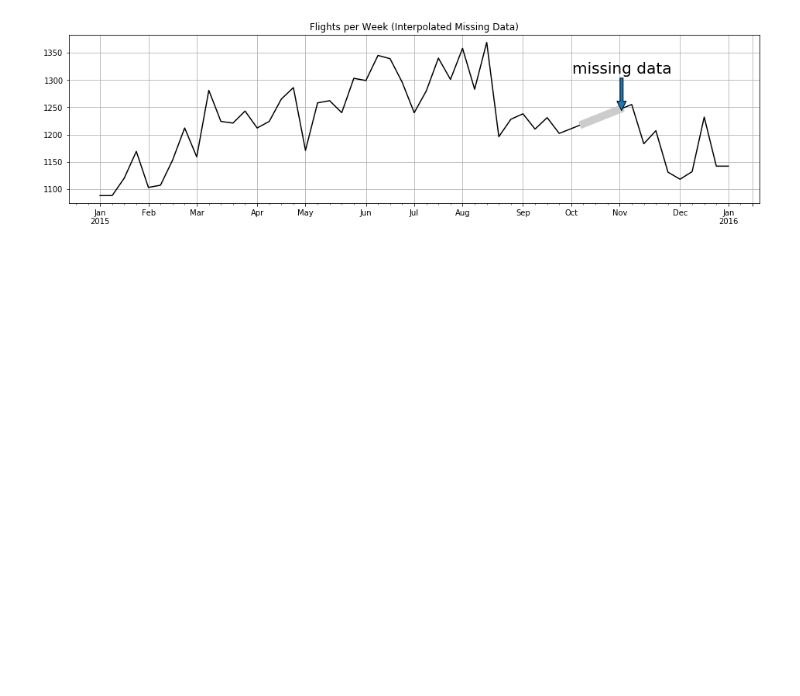
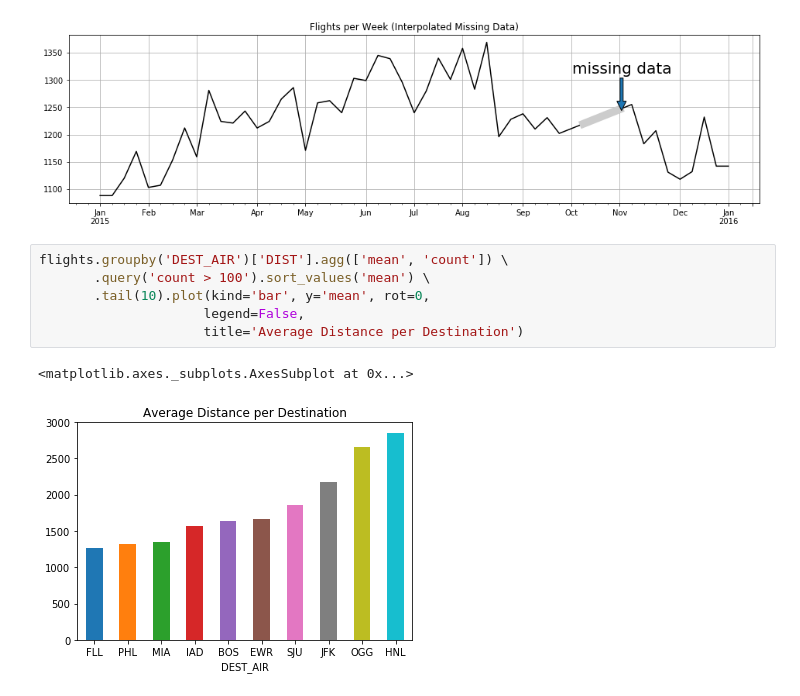
Before and after one commit to davetlewis-van/Pandas-Cookbook, a Jupyter notebook: Visualization.ipynb, the cells around one changed output. Drawn from its saved outputs; the diff is of its cells as text; blank space fills up the shorter version.

Commit message:
updates to visualization notebook

```diff
--- a/Visualization.ipynb
+++ b/Visualization.ipynb
@@ -434,3 +434,12 @@ ax.set_title('Flights per Week (Interpolated Missing Data)')
 # %% [output]
 Text(0.5,1,'Flights per Week (Interpolated Missing Data)')
 [figure]
+# %%
+flights.groupby('DEST_AIR')['DIST'].agg(['mean', 'count']) \
+       .query('count > 100').sort_values('mean') \
+       .tail(10).plot(kind='bar', y='mean', rot=0,
+                     legend=False,
+                     title='Average Distance per Destination')
+# %% [output]
+<matplotlib.axes._subplots.AxesSubplot at 0x...>
+[figure, added]
```
Also changed, not shown: parts of 40 cells of this notebook.
